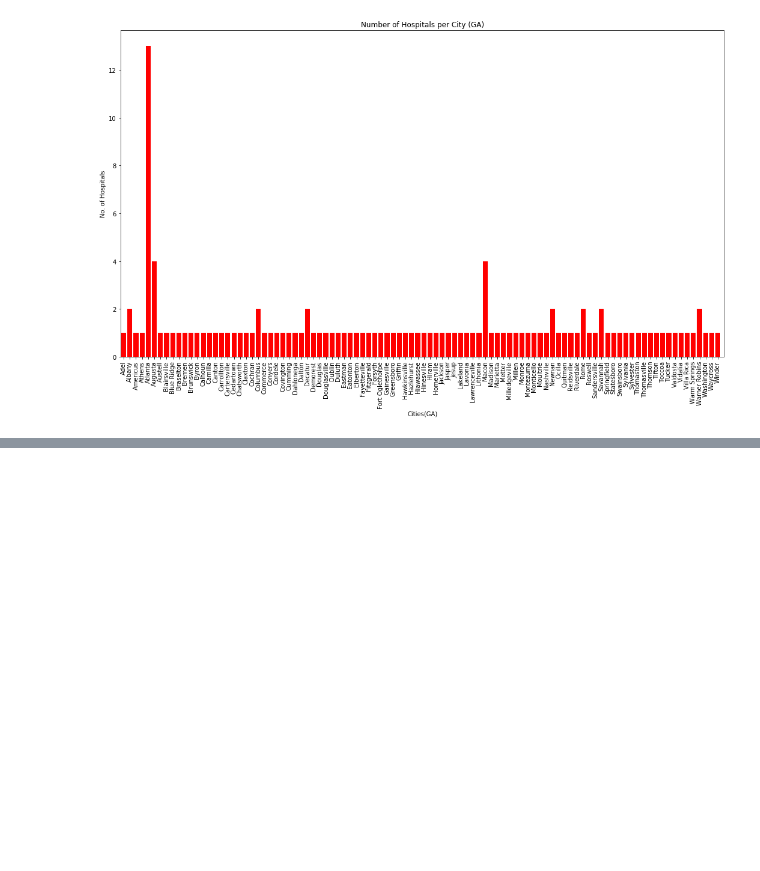
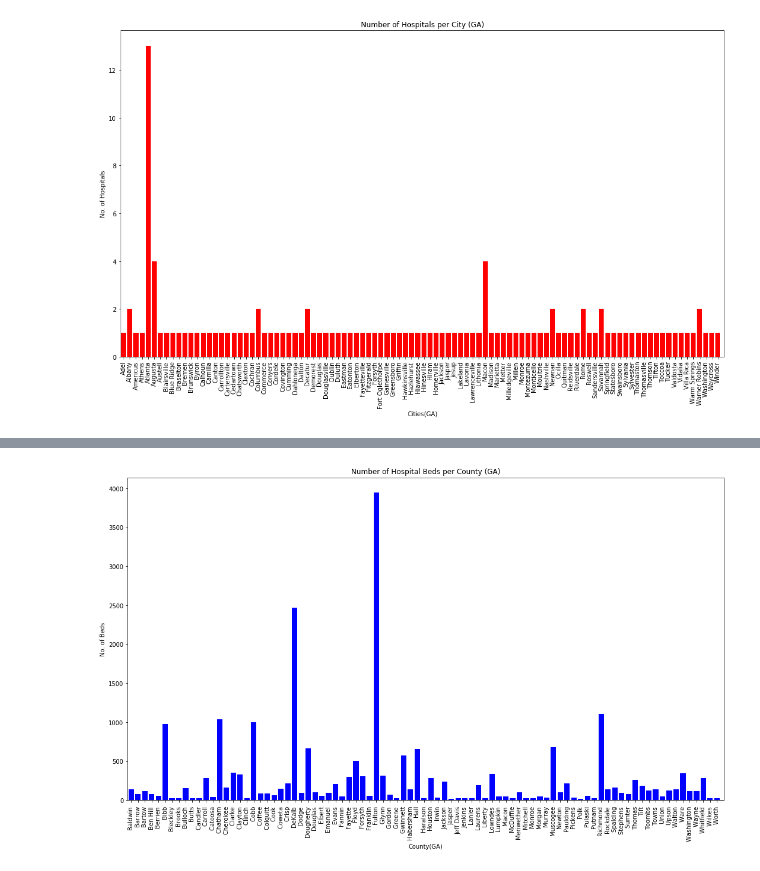
Before and after one commit to jtilenis/Data_Scavengers, a Jupyter notebook: bar_charts.ipynb, the cells around one changed output, grey strips where cells are left out. Drawn from its saved outputs; the diff is of its cells as text; code cells hidden in the pictures; blank space fills up the shorter version.

Commit message:
added bar charts

```diff
--- a/bar_charts.ipynb
+++ b/bar_charts.ipynb
@@ -97,3 +100,8 @@ plt.savefig("Hospitals_per_City1.png")
 plt.show()
 # %% [output]
 [figure]
+# %%
+hospital_sum_county = hospital_data.groupby('County').sum()
+hospital_sum_county = hospital_sum_county.reset_index()
+hospital_sum_county['County'].replace(regex=True,inplace=True,to_replace=r'County',value=r'')
+hospital_sum_county
@@ -99,0 +122,16 @@ plt.show()
+# %%
+hospital_bed_county = hospital_sum_county.loc[(hospital_sum_county['Acute Care Beds'] > 0)]
+hospital_bed_county
+plt.figure(figsize=(18,10))
+plt.bar(hospital_bed_county['County'],hospital_bed_county['Acute Care Beds'], color="blue")
+plt.xticks(hospital_bed_county['County'], rotation='vertical')
+plt.title('Number of Hospital Beds per County (GA)')
+plt.xlabel('County(GA)')
+plt.ylabel('No. of Beds')
+plt.xlim(-0.5,len(hospital_bed_county['County']))
+
+plt.savefig("Hospital_Beds_per_County.png")
+
+plt.show()
+# %% [output]
+[figure, added]
```
Also changed, not shown: parts of 13 cells of this notebook.
